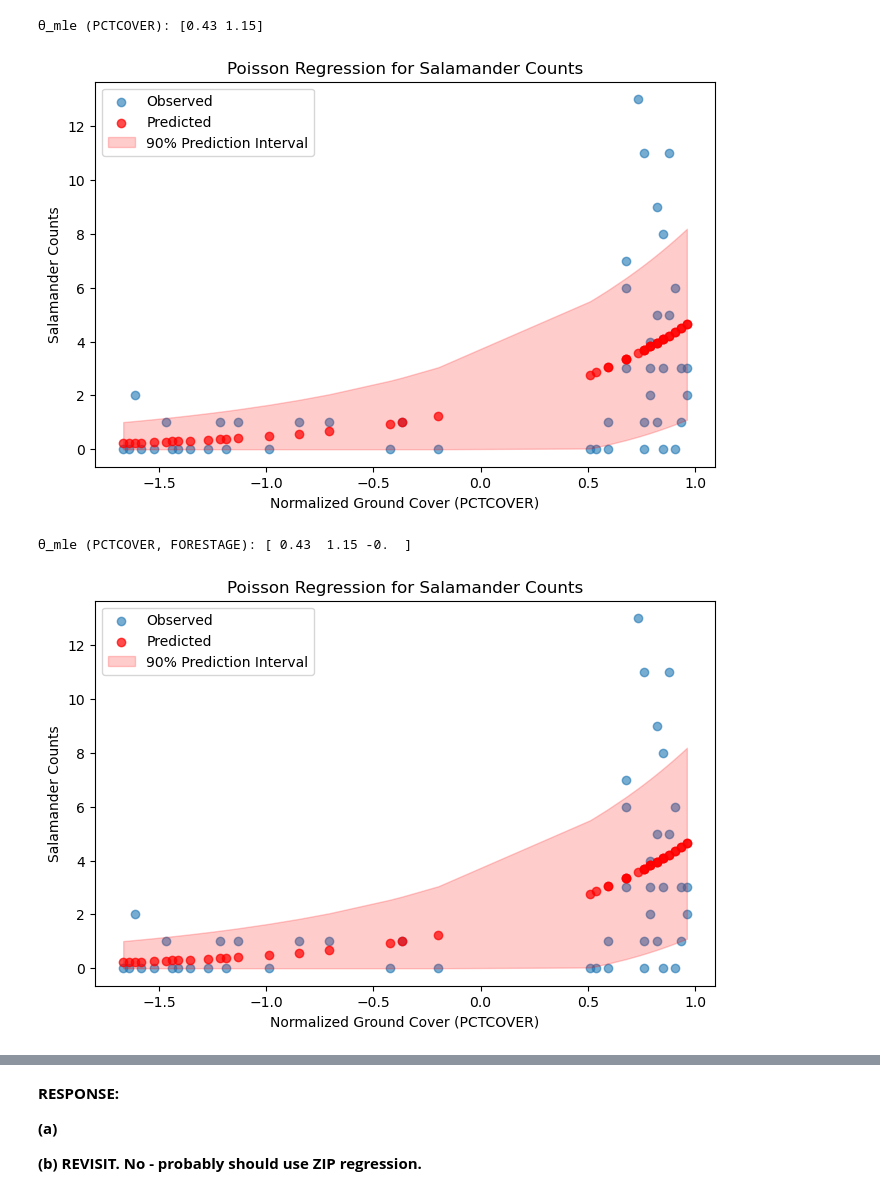
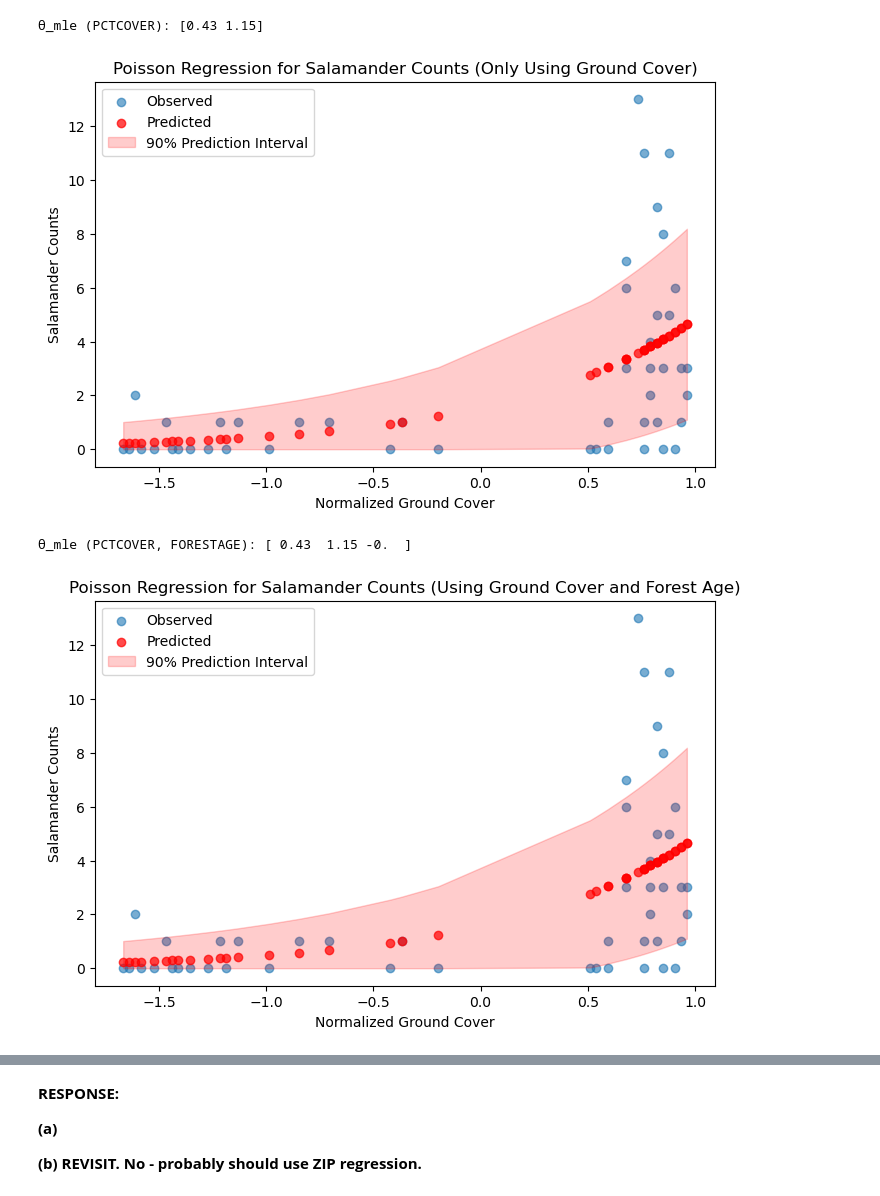
Before and after one commit to BEE4850-SP25/hw02-christinemswanson, a Jupyter notebook: hw02.ipynb, the cells around one changed output, grey strips where cells are left out. Cells and saved outputs as stored; diff of their text form; code cells hidden in the pictures.

```diff
--- a/hw02.ipynb
+++ b/hw02.ipynb
@@ -489,23 +490,25 @@ print(f"θ_mle (PCTCOVER): {θ_mle}") # good up until here
 # %% [output]
 θ_mle (PCTCOVER): [0.43 1.15]
 # %%
-# FIX THIS CLEAN UP
-# Compute expected counts (λ) using estimated parameters
+# calculate the expected counts (λ) using the estimated parameters
 β0, β1 = θ_mle
-λ = np.exp(β0 + β1 * pctcover)
+λ = np.exp(β0 + β1 * pctcover) # from above
 
-# Compute standard error (Poisson model assumption: variance = mean)
+# compute standard error (Poisson model assumes variance = mean)
 SE = np.sqrt(λ)
 
-# Compute 90% prediction interval using normal approximation
+# compute 90% prediction interval
+# from https://stats.stackexchange.com/questions/15371/how-to-calculate-a-confidence-level-for-a-poisson-distribution
 z = 1.645  # Z-score for 90% prediction interval
+# z score look up table: https://edutized.com/tutorial/z-score-confidence-interval/
+
 lower_bound = λ - z * SE
 upper_bound = λ + z * SE
 
-# Ensure no negative counts (since Poisson-distributed data is non-negative)
+# make sure there are no negative counts
 lower_bound = np.maximum(lower_bound, 0)
 
-# Sort data by PCTCOVER for proper plotting
+# sort data by PCTCOVER for plotting
 # How to sort: https://stackoverflow.com/questions/48197738/matplotlib-fill-between-leaves-gaps
 sorted_idx = np.argsort(pctcover)
 pctcover_sorted = pctcover.iloc[sorted_idx]
@@ -513,23 +516,23 @@ pctcover_sorted = pctcover.iloc[sorted_idx]
 lower_bound_sorted = lower_bound[sorted_idx]
 upper_bound_sorted = upper_bound[sorted_idx]
 
-# Plot results
+# plot the observed and predicted counts (only ground cover)
 plt.figure(figsize=(8, 5))
 
 plt.scatter(pctcover, salamanders_count, label="Observed", alpha=0.6)
 plt.scatter(pctcover_sorted, λ_sorted, color='red', label="Predicted", alpha=0.7)
 
-# Plot prediction interval
+# plot prediction interval
 plt.fill_between(pctcover_sorted, lower_bound_sorted, upper_bound_sorted, color='red', alpha=0.2, label="90% Prediction Interval")
 
-plt.xlabel("Normalized Ground Cover (PCTCOVER)")
+plt.xlabel("Normalized Ground Cover")
 plt.ylabel("Salamander Counts")
 plt.legend()
-plt.title("Poisson Regression for Salamander Counts")
+plt.title("Poisson Regression for Salamander Counts (Only Using Ground Cover)")
 
 plt.show()
 # %% [output]
-[figure, old version]
+[figure, new version]
 # %%
 # Now adding forest age as a predictor, in addition to ground cover
 
@@ -561,44 +565,47 @@ print(f"θ_mle (PCTCOVER, FORESTAGE): {θ_mle}") # good up until here
 # %% [output]
 θ_mle (PCTCOVER, FORESTAGE): [ 0.43  1.15 -0.  ]
 # %%
-# FIX THIS CLEAN UP
-# Compute expected counts (λ) using estimated parameters
+# calculate the expected counts (λ) using the estimated parameters
 β0, β1, β2 = θ_mle
 λ = np.exp(β0 + β1 * pctcover + β2 * forestage)
 
-# Compute standard error (Poisson model assumption: variance = mean)
+# compute standard error (Poisson model assumes variance = mean)
 SE = np.sqrt(λ)
 
-# Compute 90% prediction interval using normal approximation
+# compute 90% prediction interval using normal approximation
+# from https://stats.stackexchange.com/questions/15371/how-to-calculate-a-confidence-level-for-a-poisson-distribution
 z = 1.645  # Z-score for 90% prediction interval
+# z score look up table: https://edutized.com/tutorial/z-score-confidence-interval/
+
 lower_bound = λ - z * SE
 upper_bound = λ + z * SE
 
-# Ensure no negative counts (since Poisson-distributed data is non-negative)
+# make sure there are no negative counts
 lower_bound = np.maximum(lower_bound, 0)
 
-# Sort data by PCTCOVER for proper plotting
+# sort data by PCTCOVER for proper plotting
 # How to sort: https://stackoverflow.com/questions/48197738/matplotlib-fill-between-leaves-gaps
 sorted_idx = np.argsort(pctcover)
 pctcover_sorted = pctcover.iloc[sorted_idx]
+
 λ_sorted = λ[sorted_idx]
 lower_bound_sorted = lower_bound[sorted_idx]
 upper_bound_sorted = upper_bound[sorted_idx]
 
-# Plot results
+# plot the observed and predicted counts (ground cover AND forest age)
 plt.figure(figsize=(8, 5))
 
 plt.scatter(pctcover, salamanders_count, label="Observed", alpha=0.6)
 plt.scatter(pctcover_sorted, λ_sorted, color='red', label="Predicted", alpha=0.7)
 
-# Plot prediction interval
+# plot prediction interval
 plt.fill_between(pctcover_sorted, lower_bound_sorted, upper_bound_sorted, color='red', alpha=0.2, label="90% Prediction Interval")
 
-plt.xlabel("Normalized Ground Cover (PCTCOVER)")
+plt.xlabel("Normalized Ground Cover")
 plt.ylabel("Salamander Counts")
 plt.legend()
-plt.title("Poisson Regression for Salamander Counts")
+plt.title("Poisson Regression for Salamander Counts (Using Ground Cover and Forest Age)")
 
 plt.show()
 # %% [output]
-[figure, old version]
+[figure, new version]
```
Also changed, not shown: parts of 6 cells of this notebook.
